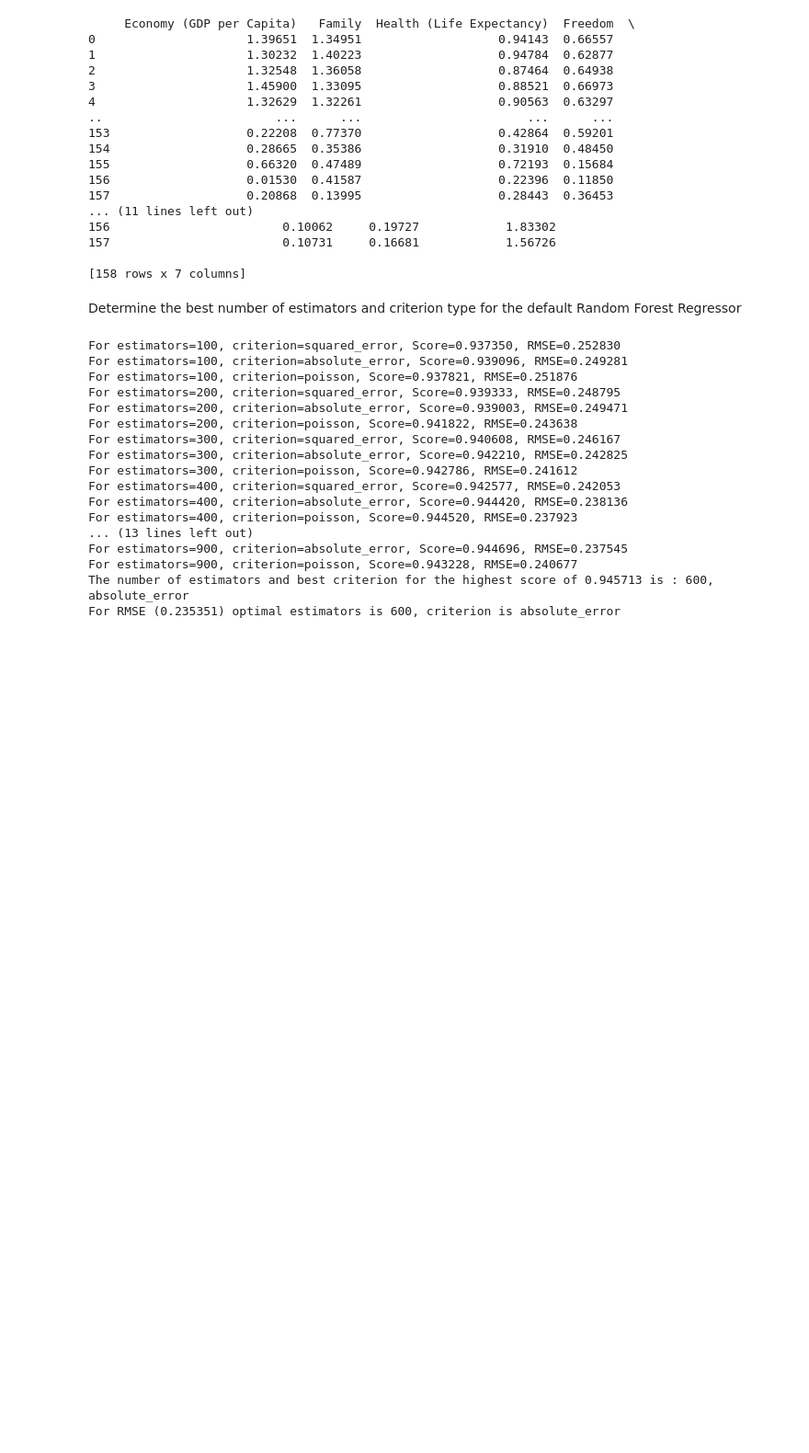
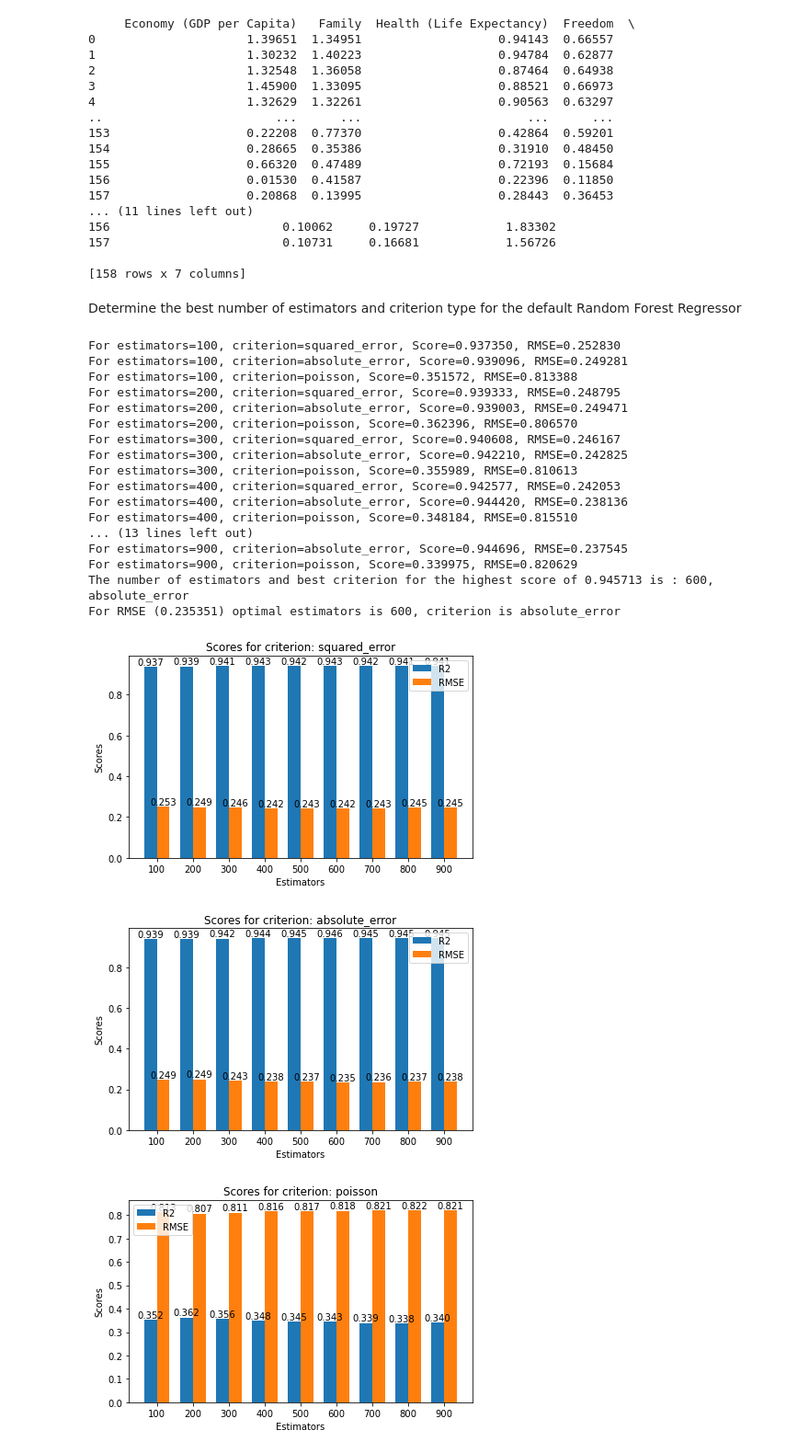
Before and after one commit to b4yc/ensf544-project2-team9, a Jupyter notebook: Paper4.ipynb, the cells around one changed output. Shown at 92% size. Drawn from its saved outputs; the diff is of its cells as text; code cells hidden in the pictures; blank space fills up the shorter version.

Commit message:
added visualization for paper 4 results

```diff
--- a/Paper4.ipynb
+++ b/Paper4.ipynb
@@ -49,9 +49,13 @@ highest_estimators = 0
 lowest_rmse = 1
 rmse_criterion = ""
 rmse_estimators = 0
-for estimators in (100, 200, 300, 400, 500, 600, 700, 800, 900):
-    for crit in ("squared_error" , "absolute_error", "poisson"):
-        model = RandomForestRegressor(n_estimators=estimators, criterion=crit, random_state=0)
+estimators = [100, 200, 300, 400, 500, 600, 700, 800, 900]
+crits = ["squared_error" , "absolute_error", "poisson"]
+scoreRes = {"squared_error": [], "absolute_error": [], "poisson": []}
+rmseRes = {"squared_error": [], "absolute_error": [], "poisson": []}
+for estimator in estimators:
+    for crit in crits:
+        model = RandomForestRegressor(n_estimators=estimator, criterion=crit, random_state=0)
         model.fit(X_train, y_train)
         pred = model.predict(X_test)
         score = r2_score(y_test, pred)
@@ -59,30 +63,55 @@ for estimators in (100, 200, 300, 400, 500, 600, 700, 800, 900):
         if score > highest_score:
             highest_score = score
             highest_criterion = crit
-            highest_estimators = estimators
+            highest_estimators = estimator
         if rmse < lowest_rmse:
             lowest_rmse = rmse
             rmse_criterion = crit
-            rmse_estimators = estimators
-        print("For estimators=%d, criterion=%s, Score=%f, RMSE=%f" % (estimators, crit, score, rmse))
+            rmse_estimators = estimator
+        print("For estimators=%d, criterion=%s, Score=%f, RMSE=%f" % (estimator, crit, score, rmse))
+        scoreRes[crit].append(score)
+        rmseRes[crit].append(rmse)
 
 print("The number of estimators and best criterion for the highest score of %f is : %d, %s" % (highest_score, highest_estimators, highest_criterion))
 print("For RMSE (%f) optimal estimators is %d, criterion is %s" % (lowest_rmse, rmse_estimators, rmse_criterion))
 # %% [output]
 For estimators=100, criterion=squared_error, Score=0.937350, RMSE=0.252830
 For estimators=100, criterion=absolute_error, Score=0.939096, RMSE=0.249281
-For estimators=100, criterion=poisson, Score=0.937821, RMSE=0.251876
+For estimators=100, criterion=poisson, Score=0.351572, RMSE=0.813388
 For estimators=200, criterion=squared_error, Score=0.939333, RMSE=0.248795
 For estimators=200, criterion=absolute_error, Score=0.939003, RMSE=0.249471
-For estimators=200, criterion=poisson, Score=0.941822, RMSE=0.243638
+For estimators=200, criterion=poisson, Score=0.362396, RMSE=0.806570
 For estimators=300, criterion=squared_error, Score=0.940608, RMSE=0.246167
 For estimators=300, criterion=absolute_error, Score=0.942210, RMSE=0.242825
-For estimators=300, criterion=poisson, Score=0.942786, RMSE=0.241612
+For estimators=300, criterion=poisson, Score=0.355989, RMSE=0.810613
 For estimators=400, criterion=squared_error, Score=0.942577, RMSE=0.242053
 For estimators=400, criterion=absolute_error, Score=0.944420, RMSE=0.238136
-For estimators=400, criterion=poisson, Score=0.944520, RMSE=0.237923
+For estimators=400, criterion=poisson, Score=0.348184, RMSE=0.815510
 ... (13 lines left out)
 For estimators=900, criterion=absolute_error, Score=0.944696, RMSE=0.237545
-For estimators=900, criterion=poisson, Score=0.943228, RMSE=0.240677
+For estimators=900, criterion=poisson, Score=0.339975, RMSE=0.820629
 The number of estimators and best criterion for the highest score of 0.945713 is : 600, absolute_error
 For RMSE (0.235351) optimal estimators is 600, criterion is absolute_error
+# %%
+for crit in crits:
+    width = 0.35
+    x = np.arange(len(estimators))
+    fig, ax = plt.subplots()
+    rects1 = ax.bar(x - width/2, scoreRes[crit], width, label='R2')
+    rects2 = ax.bar(x + width/2, rmseRes[crit], width, label='RMSE')
+    ax.set_xlabel('Estimators')
+    ax.set_ylabel('Scores')
+    ax.set_title("Scores for criterion: " + crit)
+    ax.set_xticks(x, estimators)
+    ax.legend()
+
+    ax.bar_label(rects1, fmt = '%.3f')
+    ax.bar_label(rects2, fmt = '%.3f')
+
+    fig.tight_layout()
+
+    plt.show()
+# %% [output]
+[figure, added]
+[figure, added]
+[figure, added]
```
Also changed, not shown: parts of 1 cell of this notebook, 2 other files.
